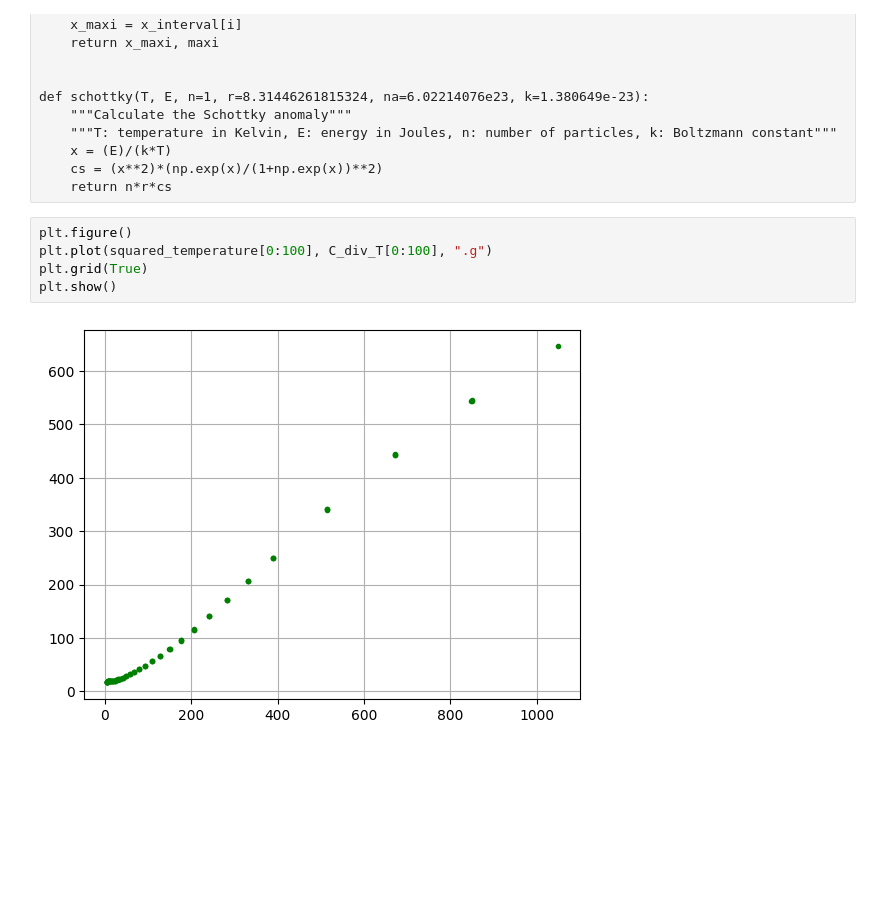
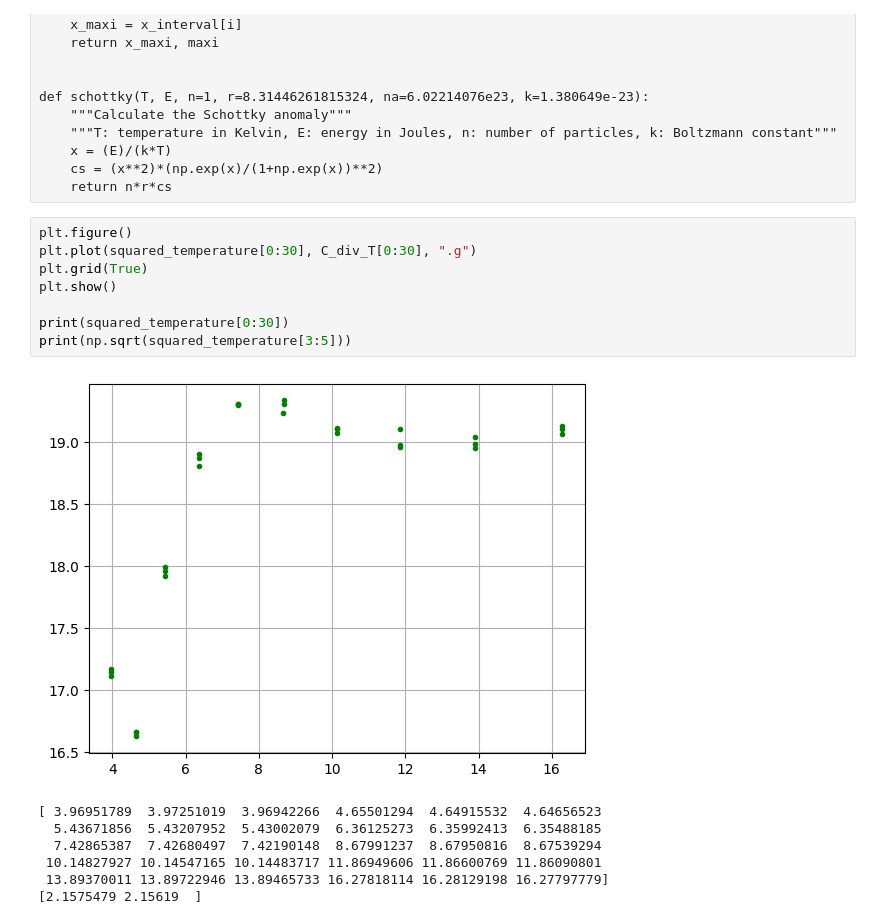
Before and after one commit to Gamal-on/YBCO, a Jupyter notebook: schottky_subs_analysis.ipynb, the cells around one changed output. Drawn from its saved outputs; the diff is of its cells as text; blank space fills up the shorter version.

```diff
--- a/schottky_subs_analysis.ipynb
+++ b/schottky_subs_analysis.ipynb
@@ -37,11 +37,20 @@ def schottky(T, E, n=1, r=8.31446261815324, na=6.02214076e23, k=1.380649e-23):
     return n*r*cs
 # %%
 plt.figure()
-plt.plot(squared_temperature[0:100], C_div_T[0:100], ".g")
+plt.plot(squared_temperature[0:30], C_div_T[0:30], ".g")
 plt.grid(True)
 plt.show()
+
+print(squared_temperature[0:30])
+print(np.sqrt(squared_temperature[3:5]))
 # %% [output]
-[figure, old version]
+[figure, new version]
+[ 3.96951789  3.97251019  3.96942266  4.65501294  4.64915532  4.64656523
+  5.43671856  5.43207952  5.43002079  6.36125273  6.35992413  6.35488185
+  7.42865387  7.42680497  7.42190148  8.67991237  8.67950816  8.67539294
+ 10.14827927 10.14547165 10.14483717 11.86949606 11.86600769 11.86090801
+ 13.89370011 13.89722946 13.89465733 16.27818114 16.28129198 16.27797779]
+[2.1575479 2.15619  ]
 # %%
 E = 2.4*k*np.sqrt(sch.max_schottky(squared_temperature, C_div_T, 0, 16)[0])
 
```
Also changed, not shown: parts of 5 cells of this notebook.
